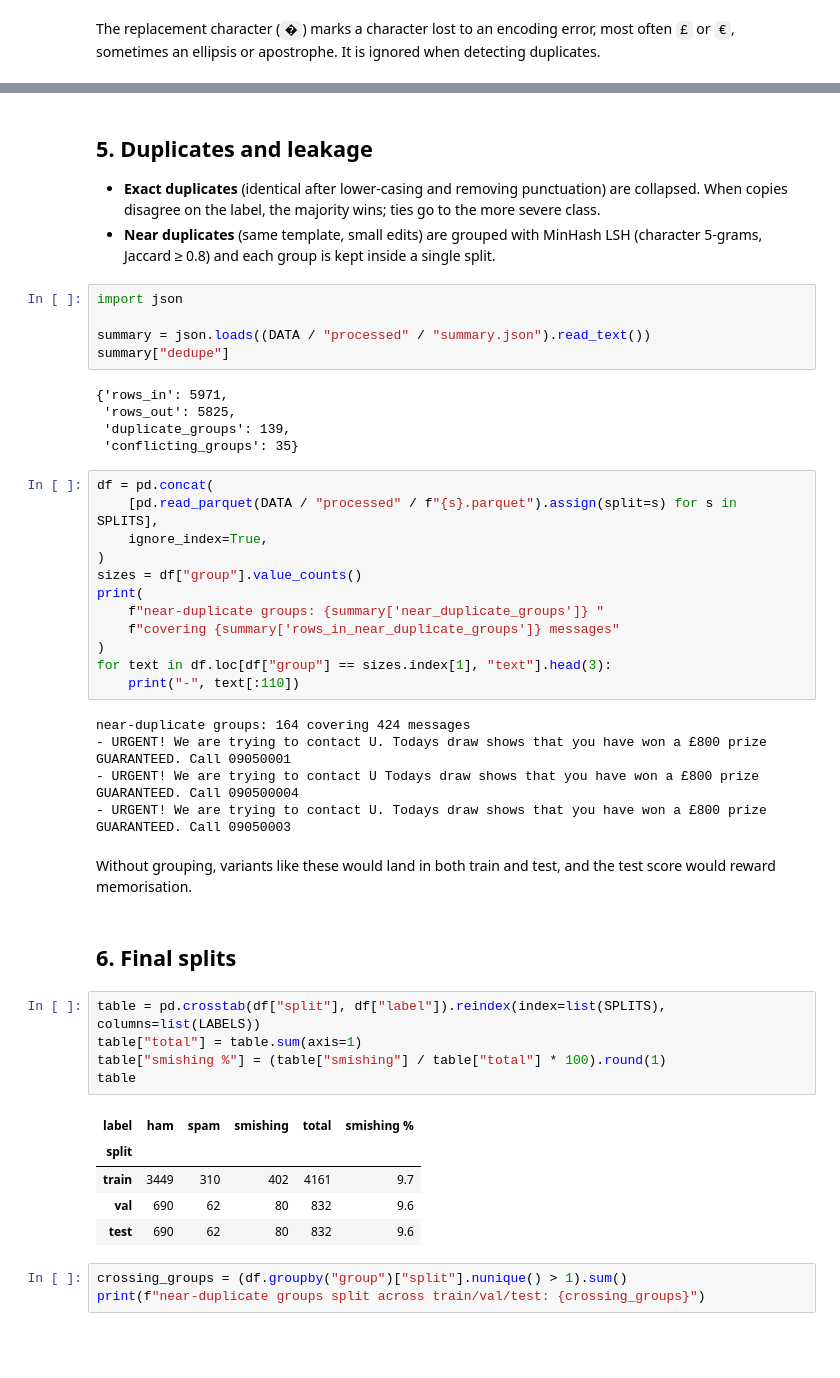
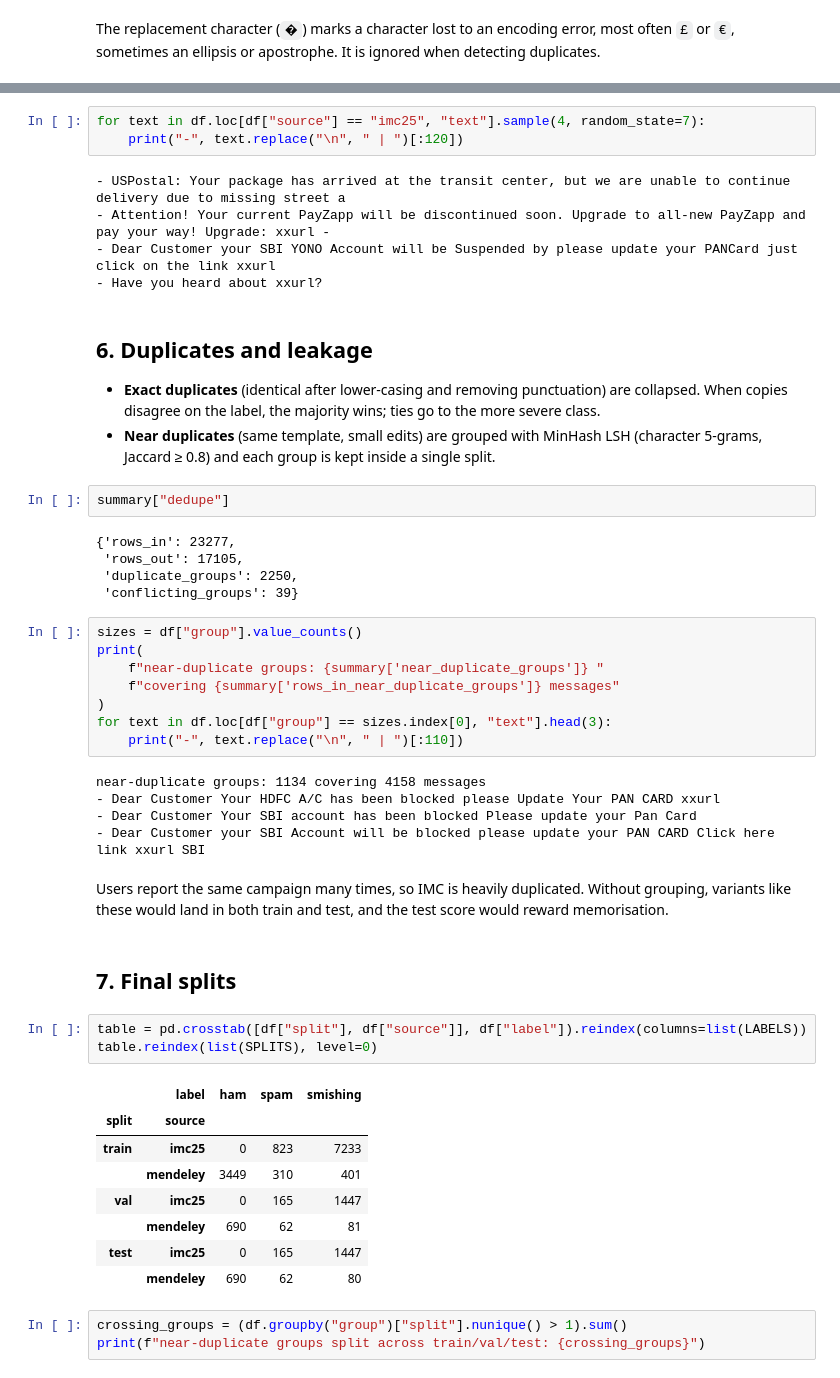
Before and after one commit to rehanbigs/scamsleuth, a Jupyter notebook: notebooks/01_eda.ipynb, the cells around one changed output, grey strips where cells are left out. Cells and saved outputs as stored; diff of their text form; blank space fills up the shorter version.

Commit message:
feat(data): add IMC 2025 smishing reports and stress-test sets

```diff
--- a/notebooks/01_eda.ipynb
+++ b/notebooks/01_eda.ipynb
@@ -113,50 +163,52 @@ The replacement character (`�`) marks a character lost to an encoding error, m
+# %%
+for text in df.loc[df["source"] == "imc25", "text"].sample(4, random_state=7):
+    print("-", text.replace("\n", " | ")[:120])
+# %% [output]
+- USPostal: Your package has arrived at the transit center, but we are unable to continue delivery due to missing street a
+- Attention! Your current PayZapp will be discontinued soon. Upgrade to all-new PayZapp and pay your way! Upgrade: xxurl -
+- Dear Customer your SBI YONO Account will be Suspended by please update your PANCard just click on the link xxurl
+- Have you heard about xxurl?
 # %% [markdown]
-## 5. Duplicates and leakage
+## 6. Duplicates and leakage
 
 * **Exact duplicates** (identical after lower-casing and removing punctuation) are collapsed. When copies disagree on the label, the majority wins; ties go to the more severe class.
 * **Near duplicates** (same template, small edits) are grouped with MinHash LSH (character 5-grams, Jaccard ≥ 0.8) and each group is kept inside a single split.
-# %%
-import json
-
-summary = json.loads((DATA / "processed" / "summary.json").read_text())
-summary["dedupe"]
-# %% [output]
-{'rows_in': 5971,
- 'rows_out': 5825,
- 'duplicate_groups': 139,
- 'conflicting_groups': 35}
+# %%
+summary["dedupe"]
+# %% [output]
+{'rows_in': 23277,
+ 'rows_out': 17105,
+ 'duplicate_groups': 2250,
+ 'conflicting_groups': 39}
 # %%
-df = pd.concat(
-    [pd.read_parquet(DATA / "processed" / f"{s}.parquet").assign(split=s) for s in SPLITS],
-    ignore_index=True,
-)
 sizes = df["group"].value_counts()
 print(
     f"near-duplicate groups: {summary['near_duplicate_groups']} "
     f"covering {summary['rows_in_near_duplicate_groups']} messages"
 )
-for text in df.loc[df["group"] == sizes.index[1], "text"].head(3):
-    print("-", text[:110])
+for text in df.loc[df["group"] == sizes.index[0], "text"].head(3):
+    print("-", text.replace("\n", " | ")[:110])
 # %% [output]
-near-duplicate groups: 164 covering 424 messages
-- URGENT! We are trying to contact U. Todays draw shows that you have won a £800 prize GUARANTEED. Call 09050001
-- URGENT! We are trying to contact U Todays draw shows that you have won a £800 prize GUARANTEED. Call 090500004
-- URGENT! We are trying to contact U. Todays draw shows that you have won a £800 prize GUARANTEED. Call 09050003
+near-duplicate groups: 1134 covering 4158 messages
+- Dear Customer Your HDFC A/C has been blocked please Update Your PAN CARD xxurl
+- Dear Customer Your SBI account has been blocked Please update your Pan Card
+- Dear Customer your SBI Account will be blocked please update your PAN CARD Click here link xxurl SBI
 # %% [markdown]
-Without grouping, variants like these would land in both train and test, and the test score would reward memorisation.
+Users report the same campaign many times, so IMC is heavily duplicated. Without grouping, variants like these would land in both train and test, and the test score would reward memorisation.
 # %% [markdown]
-## 6. Final splits
+## 7. Final splits
 # %%
-table = pd.crosstab(df["split"], df["label"]).reindex(index=list(SPLITS), columns=list(LABELS))
-table["total"] = table.sum(axis=1)
-table["smishing %"] = (table["smishing"] / table["total"] * 100).round(1)
-table
+table = pd.crosstab([df["split"], df["source"]], df["label"]).reindex(columns=list(LABELS))
+table.reindex(list(SPLITS), level=0)
 # %% [output]
-| label | ham | spam | smishing | total | smishing % |
-| split |  |  |  |  |  |
-| train | 3449 | 310 | 402 | 4161 | 9.7 |
-| val | 690 | 62 | 80 | 832 | 9.6 |
-| test | 690 | 62 | 80 | 832 | 9.6 |
+|  | label | ham | spam | smishing |
+| split | source |  |  |  |
+| train | imc25 | 0 | 823 | 7233 |
+|  | mendeley | 3449 | 310 | 401 |
+| val | imc25 | 0 | 165 | 1447 |
+|  | mendeley | 690 | 62 | 81 |
+| test | imc25 | 0 | 165 | 1447 |
+|  | mendeley | 690 | 62 | 80 |
 # %%
 crossing_groups = (df.groupby("group")["split"].nunique() > 1).sum()
 print(f"near-duplicate groups split across train/val/test: {crossing_groups}")
```
Also changed, not shown: parts of 10 cells of this notebook, 9 other files.
